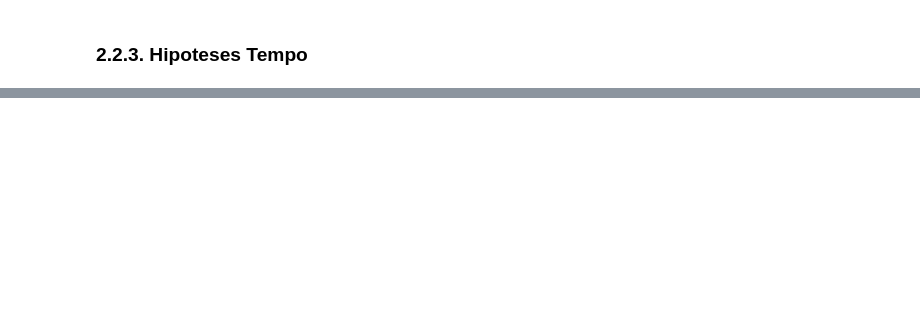
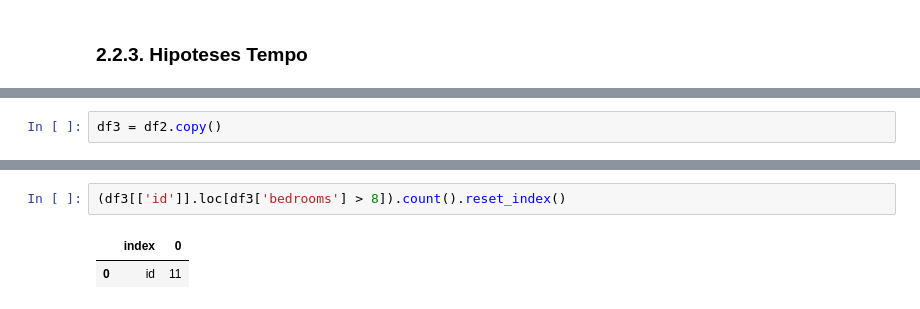
Before and after one commit to VictorTerror/House_Sales_Insights, a Jupyter notebook: 01_house_sales_insights.ipynb, the cells around one changed output, grey strips where cells are left out. Drawn from its saved outputs; the diff is of its cells as text; blank space fills up the shorter version.

```diff
--- a/01_house_sales_insights.ipynb
+++ b/01_house_sales_insights.ipynb
@@ -266,0 +336,2 @@ fig.show()
+# %%
+df3 = df2.copy()
@@ -266,0 +368,5 @@ fig.show()
+# %%
+(df3[['id']].loc[df3['bedrooms'] > 8]).count().reset_index()
+# %% [output]
+|  | index | 0 |
+| 0 | id | 11 |
```
Also changed, not shown: parts of 52 cells of this notebook.
